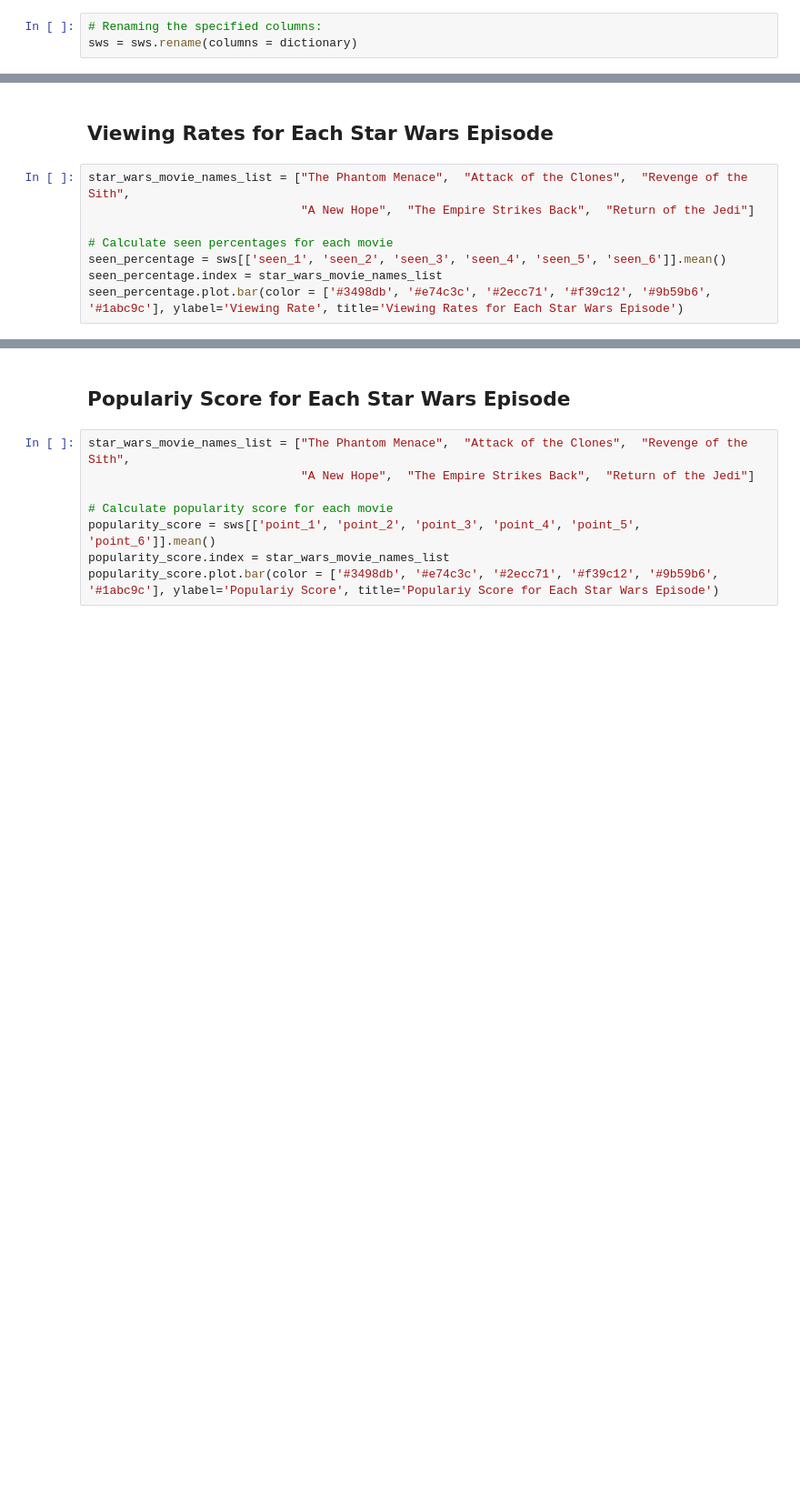
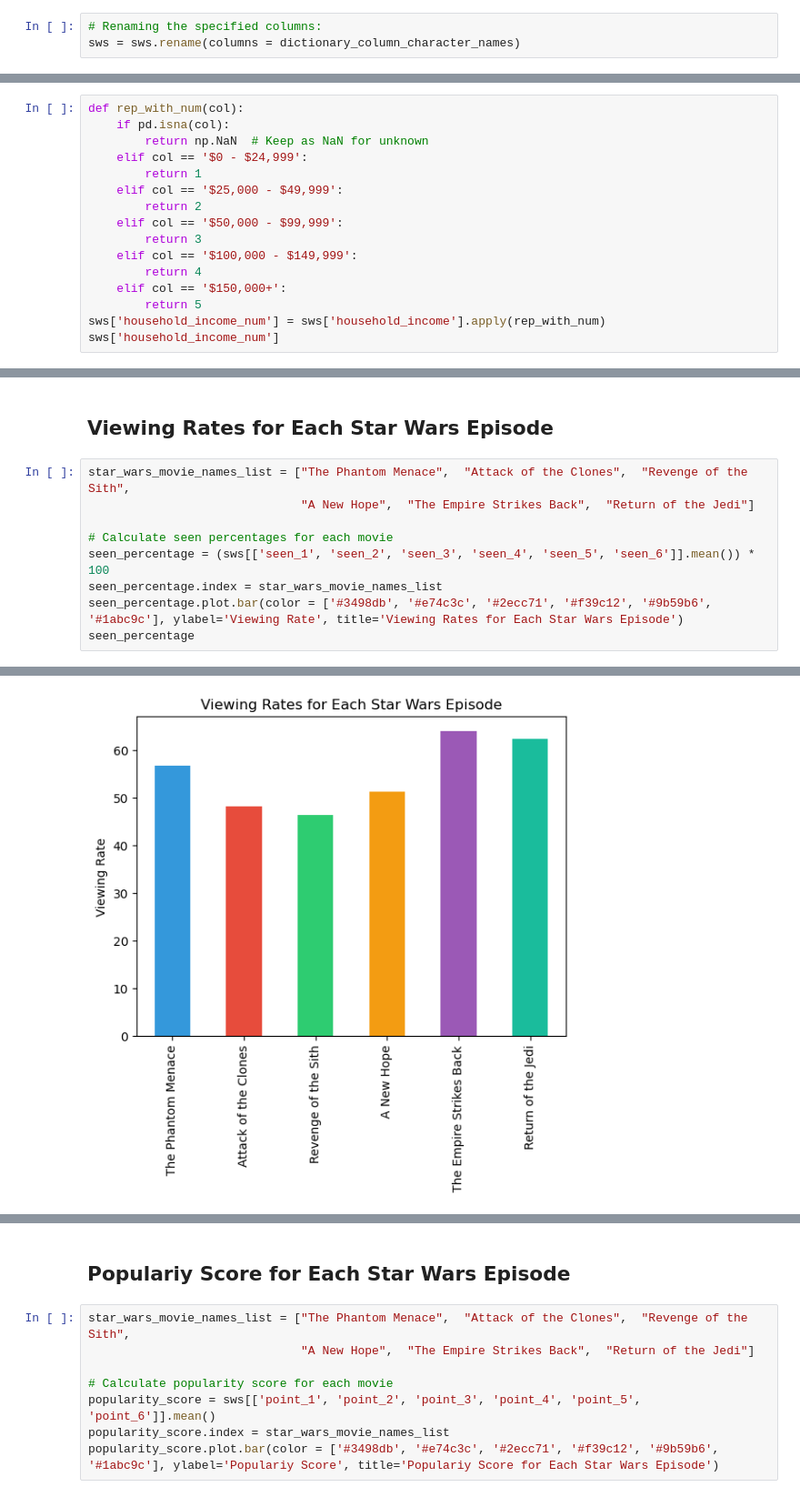
Before and after one commit to mojmous/StarWarsSurvey, a Jupyter notebook: Star War Survey.ipynb, the cells around one changed output, grey strips where cells are left out. Shown at 91% size. Drawn from its saved outputs; the diff is of its cells as text; blank space fills up the shorter version.

```diff
--- a/Star War Survey.ipynb
+++ b/Star War Survey.ipynb
@@ -552,5 +588,5 @@ dictionary = {
 }
 # %%
 # Renaming the specified columns:
-sws = sws.rename(columns = dictionary)
+sws = sws.rename(columns = dictionary_column_character_names)
 # %%
@@ -692,0 +864,16 @@ sws['household_income_category'].value_counts(dropna=False)
+# %%
+def rep_with_num(col):
+    if pd.isna(col):
+        return np.NaN  # Keep as NaN for unknown
+    elif col == '$0 - $24,999':
+        return 1
+    elif col == '$25,000 - $49,999':
+        return 2
+    elif col == '$50,000 - $99,999':
+        return 3
+    elif col == '$100,000 - $149,999':
+        return 4
+    elif col == '$150,000+':
+        return 5
+sws['household_income_num'] = sws['household_income'].apply(rep_with_num)
+sws['household_income_num']
@@ -781,6 +1100,8 @@ star_wars_movie_names_list = ["The Phantom Menace",  "Attack of the Clones",  "R
                               "A New Hope",  "The Empire Strikes Back",  "Return of the Jedi"]
 
 # Calculate seen percentages for each movie
-seen_percentage = sws[['seen_1', 'seen_2', 'seen_3', 'seen_4', 'seen_5', 'seen_6']].mean()
+seen_percentage = (sws[['seen_1', 'seen_2', 'seen_3', 'seen_4', 'seen_5', 'seen_6']].mean()) * 100
 seen_percentage.index = star_wars_movie_names_list
 seen_percentage.plot.bar(color = ['#3498db', '#e74c3c', '#2ecc71', '#f39c12', '#9b59b6', '#1abc9c'], ylabel='Viewing Rate', title='Viewing Rates for Each Star Wars Episode')
+seen_percentage
+# %% [output]
@@ -786,0 +1115 @@ seen_percentage.plot.bar(color = ['#3498db', '#e74c3c', '#2ecc71', '#f39c12', '#
+[figure, added]
```
Also changed, not shown: parts of 110 cells of this notebook.
